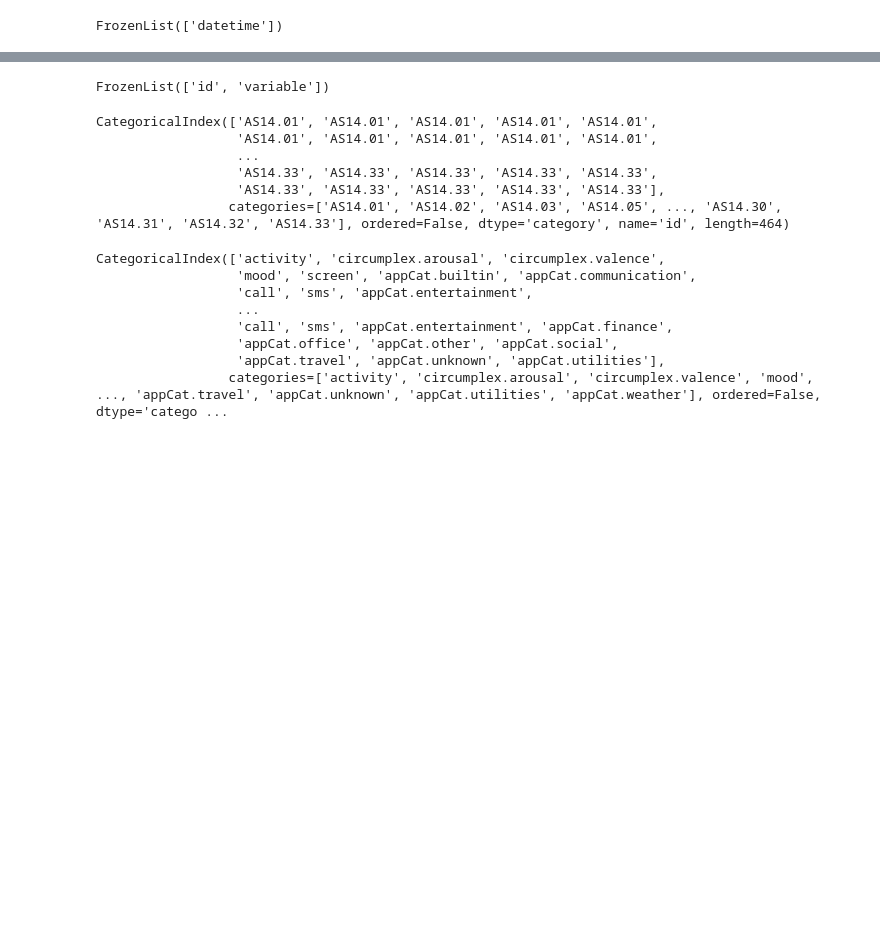
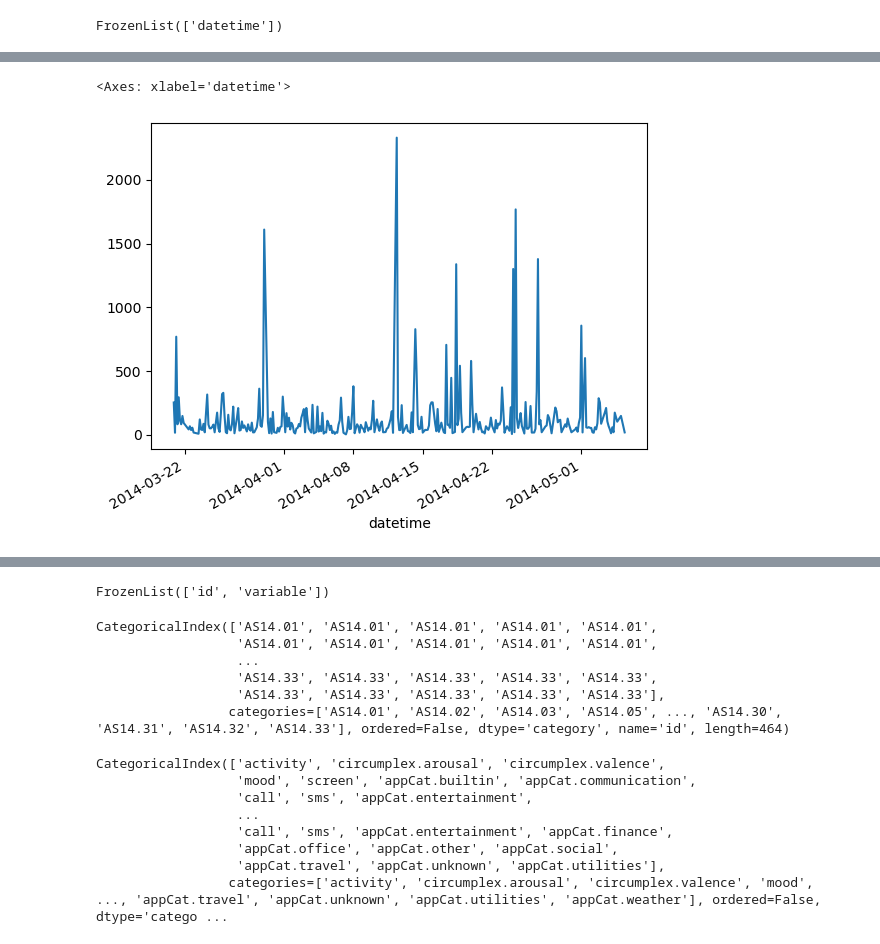
Before and after one commit to LaToyaVanderB/DataMiningTechniquesAssignments, a Jupyter notebook: assignment1/explore-flo.ipynb, the cells around one changed output, grey strips where cells are left out. Cells and saved outputs as stored; diff of their text form; code cells hidden in the pictures; blank space fills up the shorter version.

```diff
--- a/assignment1/explore-flo.ipynb
+++ b/assignment1/explore-flo.ipynb
@@ -306,0 +281,6 @@ because we like to have fun
+# %%
+daily_var = var.resample("3H").mean()
+daily_var[daily_var.notnull()].plot()
+# %% [output]
+<Axes: xlabel='datetime'>
+[figure, added]
```
Also changed, not shown: parts of 46 cells of this notebook, 1 other file.
